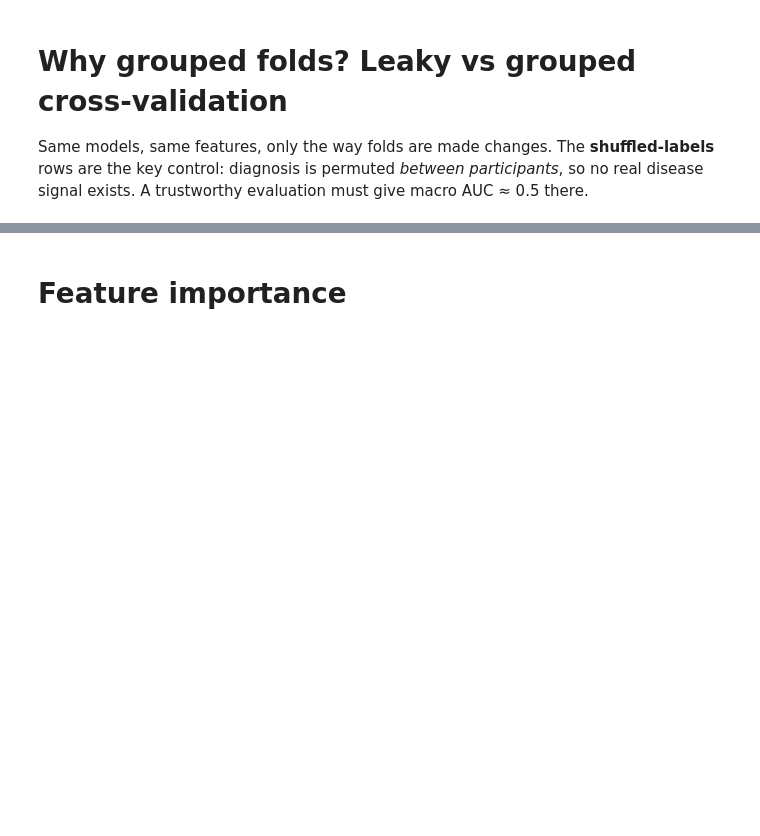
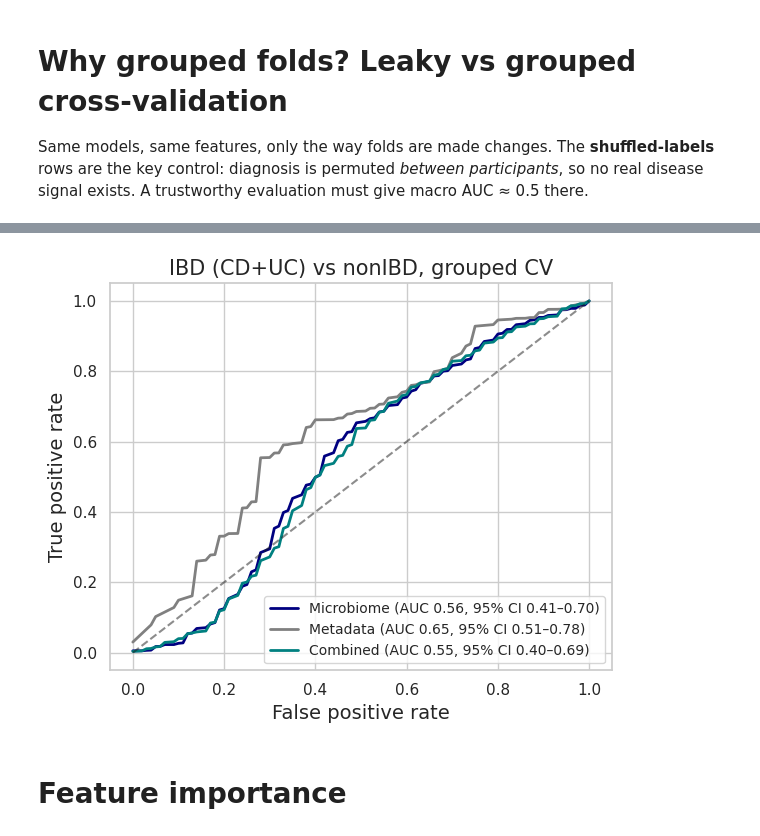
Before and after one commit to hector-ahg/predictive-microbiology-course, a Jupyter notebook: notebooks/05_predictive_microbial_ecology.ipynb, the cells around one changed output, grey strips where cells are left out. Cells and saved outputs as stored; diff of their text form; code cells hidden in the pictures; blank space fills up the shorter version.

```diff
--- a/notebooks/05_predictive_microbial_ecology.ipynb
+++ b/notebooks/05_predictive_microbial_ecology.ipynb
@@ -614,3 +671,30 @@ audit
+# %%
+def boot_ci(p, n_boot=1000, seed=0):
+    """Bootstrap over participants (not biopsies) for the AUC of one set of OOF predictions."""
+    rng = np.random.default_rng(seed)
+    ids = np.unique(groups); by = {g: np.where(groups == g)[0] for g in ids}
+    aucs = []
+    for _ in range(n_boot):
+        idx = np.concatenate([by[g] for g in rng.choice(ids, len(ids), replace=True)])
+        if len(np.unique(y_bin[idx])) == 2:
+            aucs.append(roc_auc_score(y_bin[idx], p[idx]))
+    return np.percentile(aucs, [2.5, 97.5])
+
+colors = {"Microbiome": "navy", "Metadata": "gray", "Combined": "teal"}
+plt.figure(figsize=(6, 5))
+grid = np.linspace(0, 1, 101)
+for name, plist in oof.items():
+    tprs = [np.interp(grid, *roc_curve(y_bin, p)[:2]) for p in plist]
+    p_mean = np.mean(plist, axis=0)                       # average prediction over repeats
+    lo, hi = boot_ci(p_mean)
+    plt.plot(grid, np.mean(tprs, axis=0), color=colors[name], lw=2,
+             label=f"{name} (AUC {roc_auc_score(y_bin, p_mean):.2f}, 95% CI {lo:.2f}–{hi:.2f})")
+plt.plot([0, 1], [0, 1], "k--", alpha=0.5)
+plt.xlabel("False positive rate", fontsize=14); plt.ylabel("True positive rate", fontsize=14)
+plt.title("IBD (CD+UC) vs nonIBD, grouped CV", fontsize=15); plt.legend(fontsize=10)
+plt.tight_layout(); plt.savefig(FIG_PATH / "ROC_IBD_vs_nonIBD.png", dpi=300); plt.show()
+# %% [output]
+[figure, added]
 # %% [markdown]
 # Feature importance
 # %%
```
Also changed, not shown: parts of 2 cells of this notebook.
